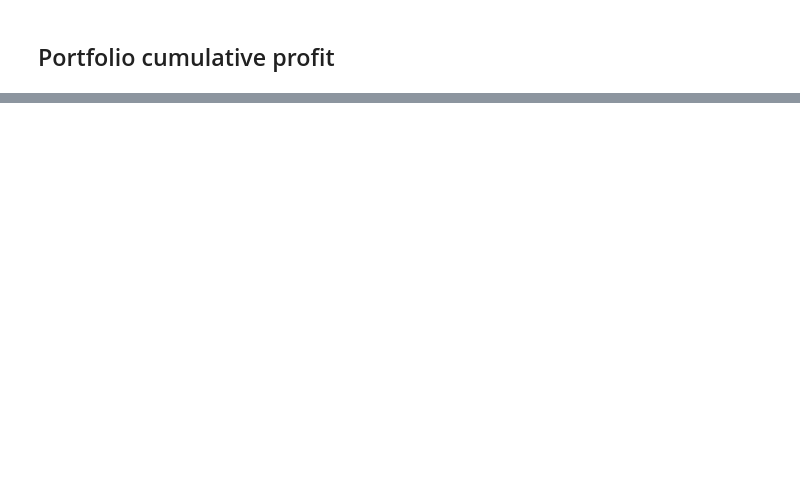
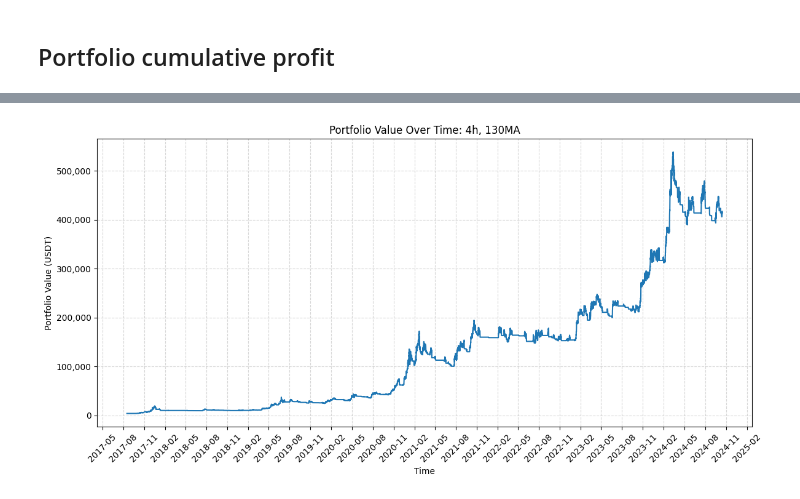
Before and after one commit to alkyne/BTC-Backtesting, a Jupyter notebook: Back_test.ipynb, the cells around one changed output, grey strips where cells are left out. Cells and saved outputs as stored; diff of their text form; code cells hidden in the pictures; blank space fills up the shorter version.

```diff
--- a/Back_test.ipynb
+++ b/Back_test.ipynb
@@ -241,37 +312,50 @@ final_value = calculate_holding_value(btc_data)
 # %%
+import matplotlib.pyplot as plt
+import matplotlib.dates as mdates
+import matplotlib.ticker as ticker
+from datetime import datetime
+
 # Create a new figure with a specific size
 plt.figure(figsize=(12, 6))
 
-# Import matplotlib.dates for date handling
-import matplotlib.dates as mdates
-
 # Plot the portfolio value over time
 plt.plot(btc_data['timestamp'], btc_data['portfolio_value'], label='Portfolio Value')
+plt.gca().autoscale()
 
-# Set x-axis ticks to show only at one month intervals
-plt.gca().xaxis.set_major_locator(mdates.MonthLocator(interval=1))  # Set tick every 1 month
-plt.gca().xaxis.set_major_formatter(mdates.DateFormatter('%Y-%m-%d'))  # Format the date
+# Set x-axis limits to show only 2017
+# start_date = datetime(2017, 1, 1)
+# end_date = datetime(2017, 12, 31)
+# plt.xlim(start_date, end_date)
 
-# Hide unnecessary minor ticks
-plt.gca().xaxis.set_minor_locator(mdates.MonthLocator())
-plt.gca().xaxis.set_tick_params(which='minor', bottom=False)
+# Set x-axis ticks to show every 3 months
+plt.gca().xaxis.set_major_locator(mdates.MonthLocator(interval=3))  # Tick every 3 months
 
-# Remove unnecessary rotation for x-axis labels
-plt.gca().xaxis.set_tick_params(rotation=45)  # Rotate only the major ticks for readability
+# Format the x-axis to show Year-Month
+plt.gca().xaxis.set_major_formatter(mdates.DateFormatter('%Y-%m'))
 
+# Rotate the x-ticks for readability
+plt.xticks(rotation=45)
+
+# Set y-axis limits
+# plt.ylim(-100000, 1300000)
+
+# Set y-axis ticks to every 100,000 units
+# plt.gca().yaxis.set_major_locator(ticker.MultipleLocator(100000))  # Tick every 100k
+
+# Format y-axis tick labels with commas
+plt.gca().yaxis.set_major_formatter(ticker.StrMethodFormatter('{x:,.0f}'))  # Format ticks with commas
 # Set labels and title
-plt.xlabel('Date')
+plt.xlabel('Time')
 plt.ylabel('Portfolio Value (USDT)')
-plt.title('Portfolio Value Over Time')
+plt.title(f'Portfolio Value Over Time: {interval}, {ma}MA')
 
-# Add legend
-plt.legend()
-
-# Ensure y-axis starts from 0
-plt.ylim(bottom=0)
+# Enable grid with a dashed line style
+plt.grid(True, linestyle='--', alpha=0.5)
 
 # Adjust layout to prevent cutting off labels
 plt.tight_layout()
 
 # Show the plot
 plt.show()
+# %% [output]
+[figure, added]
```
Also changed, not shown: parts of 13 cells of this notebook.
